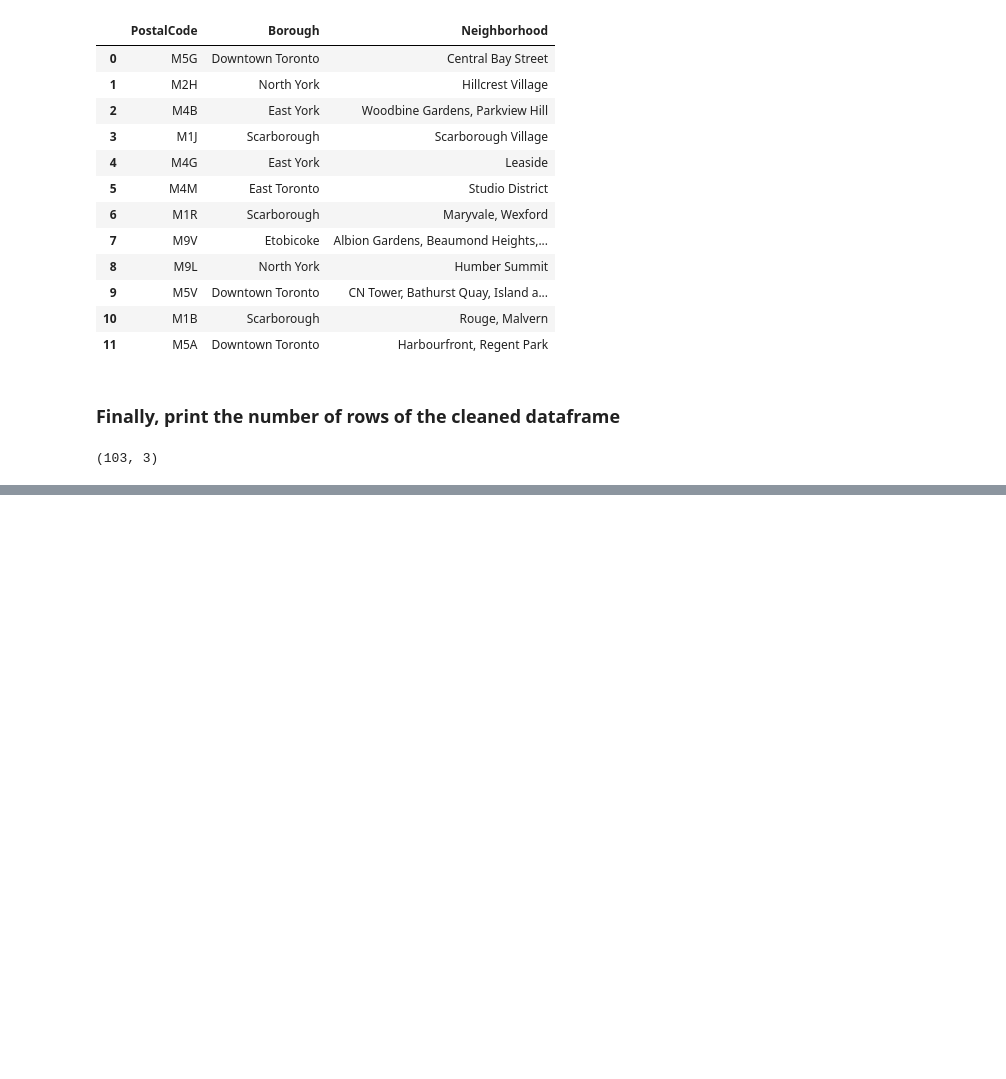
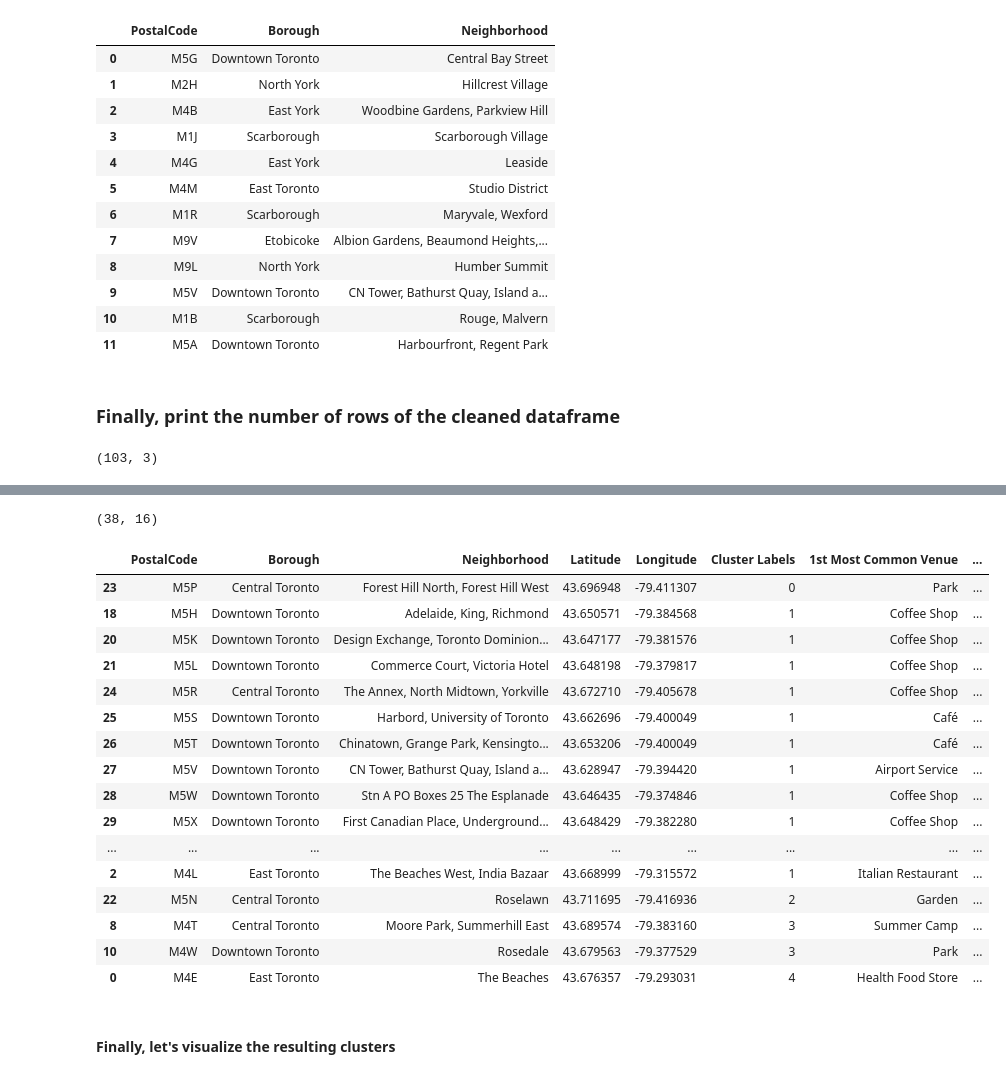
Before and after one commit to pritam3/Coursera_Capstone, a Jupyter notebook: Segmenting and clustering neighborhoods.ipynb, the cells around one changed output, grey strips where cells are left out. Drawn from its saved outputs; the diff is of its cells as text; code cells hidden in the pictures; blank space fills up the shorter version.

```diff
--- a/Segmenting and clustering neighborhoods.ipynb
+++ b/Segmenting and clustering neighborhoods.ipynb
@@ -151,0 +545,11 @@ toronto_df_grouped.shape
+# %%
+# set number of clusters
+kclusters = 5
+
+toronto_grouped_clustering = toronto_grouped.drop(["PostalCode", "Borough", "Neighborhoods"], 1)
+
+# run k-means clustering
+kmeans = KMeans(n_clusters=kclusters, random_state=0).fit(toronto_grouped_clustering)
+
+# check cluster labels generated for each row in the dataframe
+kmeans.labels_[0:10]
@@ -151,0 +558,12 @@ toronto_df_grouped.shape
+# %%
+# create a new dataframe that includes the cluster as well as the top 10 venues for each neighborhood.
+toronto_merged = toronto_df_new.copy()
+
+# add clustering labels
+toronto_merged["Cluster Labels"] = kmeans.labels_
+
+# merge toronto_grouped with toronto_data to add latitude/longitude for each neighborhood
+toronto_merged = toronto_merged.join(neighborhoods_venues_sorted.drop(["Borough", "Neighborhoods"], 1).set_index("PostalCode"), on="PostalCode")
+
+print(toronto_merged.shape)
+toronto_merged.head() # check the last columns!
@@ -151,0 +578,26 @@ toronto_df_grouped.shape
+# %%
+# sort the results by Cluster Labels
+print(toronto_merged.shape)
+toronto_merged.sort_values(["Cluster Labels"], inplace=True)
+toronto_merged
+# %% [output]
+(38, 16)
+|  | PostalCode | Borough | Neighborhood | Latitude | Longitude | Cluster Labels | 1st Most Common Venue | ... |
+| 23 | M5P | Central Toronto | Forest Hill North, Forest Hill West | 43.696948 | -79.411307 | 0 | Park | ... |
+| 18 | M5H | Downtown Toronto | Adelaide, King, Richmond | 43.650571 | -79.384568 | 1 | Coffee Shop | ... |
+| 20 | M5K | Downtown Toronto | Design Exchange, Toronto Dominion... | 43.647177 | -79.381576 | 1 | Coffee Shop | ... |
+| 21 | M5L | Downtown Toronto | Commerce Court, Victoria Hotel | 43.648198 | -79.379817 | 1 | Coffee Shop | ... |
+| 24 | M5R | Central Toronto | The Annex, North Midtown, Yorkville | 43.672710 | -79.405678 | 1 | Coffee Shop | ... |
+| 25 | M5S | Downtown Toronto | Harbord, University of Toronto | 43.662696 | -79.400049 | 1 | Café | ... |
+| 26 | M5T | Downtown Toronto | Chinatown, Grange Park, Kensingto... | 43.653206 | -79.400049 | 1 | Café | ... |
+| 27 | M5V | Downtown Toronto | CN Tower, Bathurst Quay, Island a... | 43.628947 | -79.394420 | 1 | Airport Service | ... |
+| 28 | M5W | Downtown Toronto | Stn A PO Boxes 25 The Esplanade | 43.646435 | -79.374846 | 1 | Coffee Shop | ... |
+| 29 | M5X | Downtown Toronto | First Canadian Place, Underground... | 43.648429 | -79.382280 | 1 | Coffee Shop | ... |
+| ... | ... | ... | ... | ... | ... | ... | ... | ... |
+| 2 | M4L | East Toronto | The Beaches West, India Bazaar | 43.668999 | -79.315572 | 1 | Italian Restaurant | ... |
+| 22 | M5N | Central Toronto | Roselawn | 43.711695 | -79.416936 | 2 | Garden | ... |
+| 8 | M4T | Central Toronto | Moore Park, Summerhill East | 43.689574 | -79.383160 | 3 | Summer Camp | ... |
+| 10 | M4W | Downtown Toronto | Rosedale | 43.679563 | -79.377529 | 3 | Park | ... |
+| 0 | M4E | East Toronto | The Beaches | 43.676357 | -79.293031 | 4 | Health Food Store | ... |
+# %% [markdown]
+#### Finally, let's visualize the resulting clusters
```
Also changed, not shown: parts of 52 cells of this notebook.
